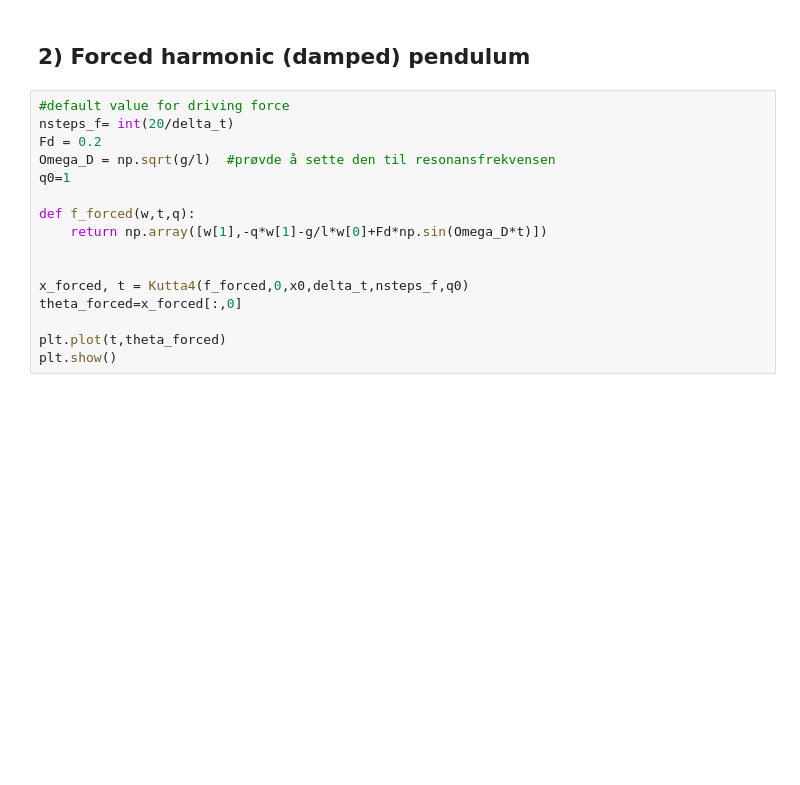
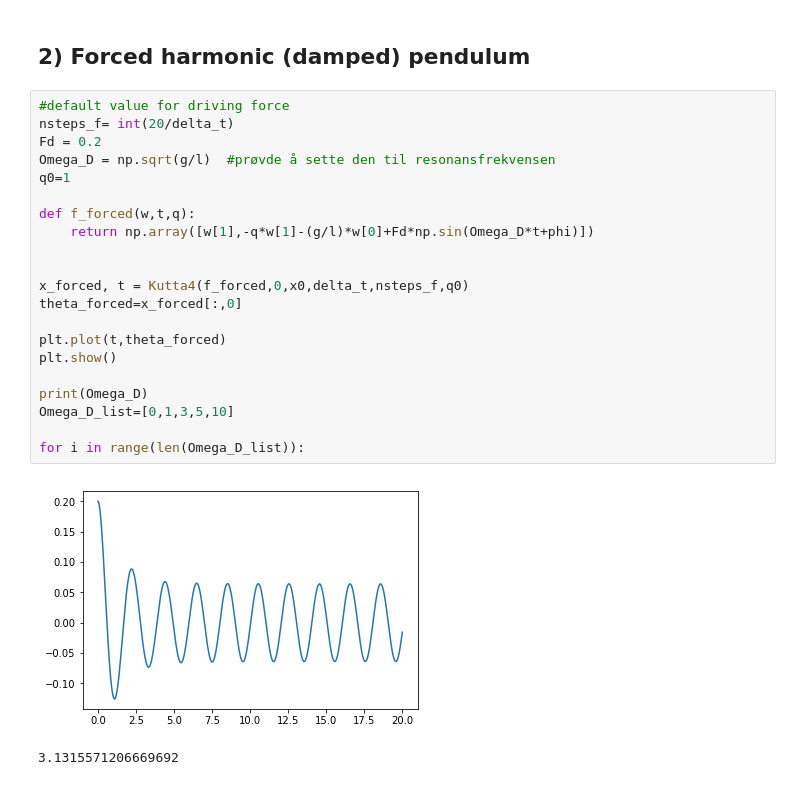
Before and after one commit to sigriaun/pendulum2, a Jupyter notebook: pendulum2.ipynb, the cells around one changed output. Cells and saved outputs as stored; diff of their text form; blank space fills up the shorter version.

```diff
--- a/pendulum2.ipynb
+++ b/pendulum2.ipynb
@@ -112,19 +115,27 @@ NameError: name 'sc' is not defined
 # %%
 #default value for driving force
 nsteps_f= int(20/delta_t)
 Fd = 0.2
 Omega_D = np.sqrt(g/l)  #prøvde å sette den til resonansfrekvensen
 q0=1
 
 def f_forced(w,t,q):
-    return np.array([w[1],-q*w[1]-g/l*w[0]+Fd*np.sin(Omega_D*t)])
+    return np.array([w[1],-q*w[1]-(g/l)*w[0]+Fd*np.sin(Omega_D*t+phi)])
 
 
 x_forced, t = Kutta4(f_forced,0,x0,delta_t,nsteps_f,q0)
 theta_forced=x_forced[:,0]
 
 plt.plot(t,theta_forced)
 plt.show()
+
+print(Omega_D)
+Omega_D_list=[0,1,3,5,10]
+
+for i in range(len(Omega_D_list)):
+# %% [output]
+[figure, added]
+3.1315571206669692
 # %%
 """Dependence of Omega_D"""
 
```
Also changed, not shown: parts of 2 cells of this notebook.
